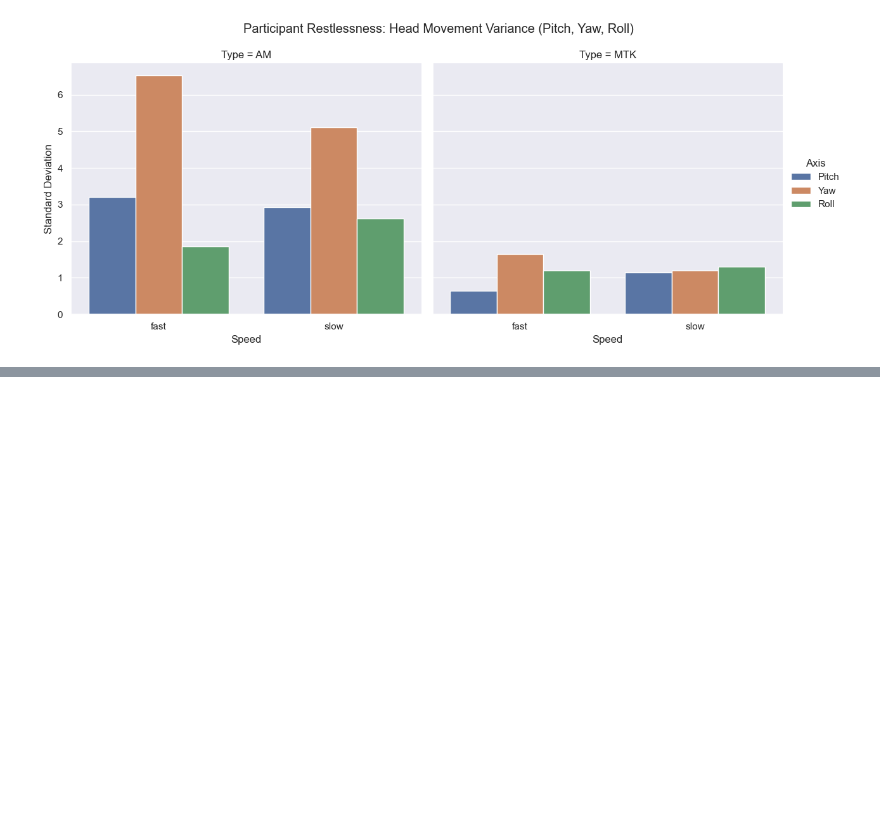
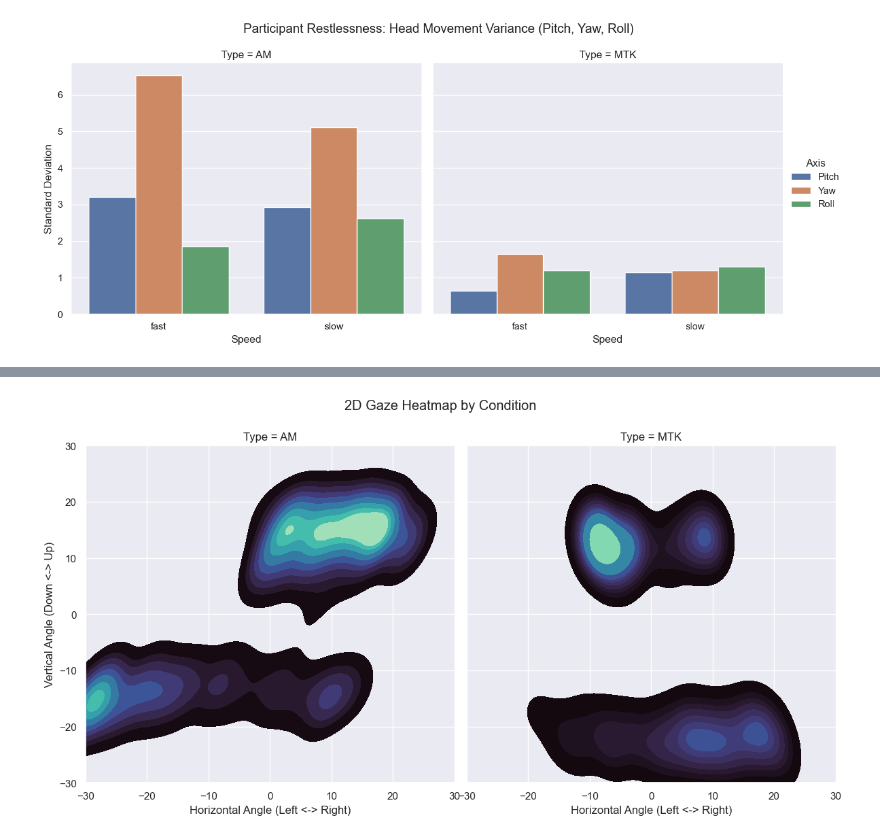
Before and after one commit to talha-0/Dot-tracking, a Jupyter notebook: analysis.ipynb, the cells around one changed output, grey strips where cells are left out. Drawn from its saved outputs; the diff is of its cells as text; code cells hidden in the pictures; blank space fills up the shorter version.

```diff
--- a/analysis.ipynb
+++ b/analysis.ipynb
@@ -719,0 +796,24 @@ plt.show()
+# %%
+# Create a 2D density plot separated by the 'Type' condition
+g = sns.FacetGrid(master_df, col="Type", height=6, aspect=1)
+
+# Map a 2D KDE plot to simulate a screen heatmap
+g.map_dataframe(
+    sns.kdeplot,
+    x="Horizontal gaze angle",
+    y="Vertical gaze angle",
+    fill=True,
+    cmap="mako",
+    thresh=0.05,
+    levels=10
+)
+
+# Set the limits so the "screens" are identical in size for comparison
+# Adjust these min/max values based on your dataset's actual range
+g.set(xlim=(-30, 30), ylim=(-30, 30))
+
+g.fig.suptitle('2D Gaze Heatmap by Condition', y=1.05)
+g.set_axis_labels("Horizontal Angle (Left <-> Right)", "Vertical Angle (Down <-> Up)")
+plt.show()
+# %% [output]
+[figure, added]
```
Also changed, not shown: parts of 6 cells of this notebook.
